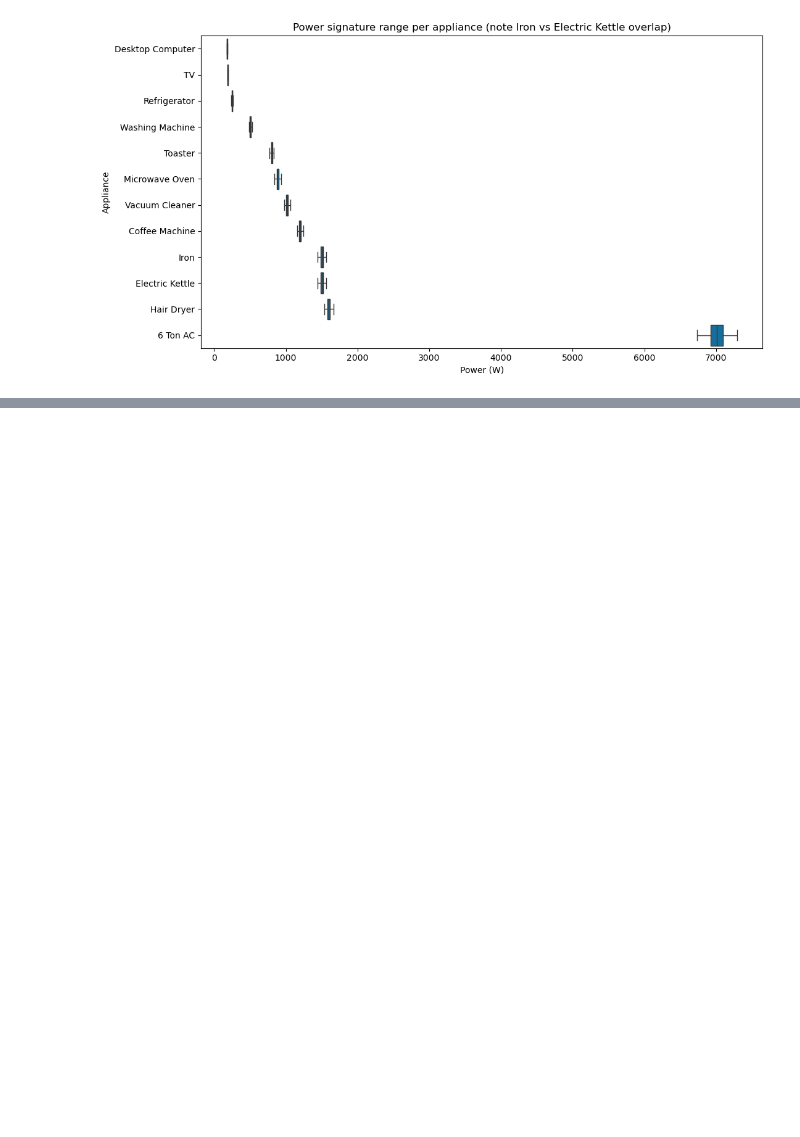
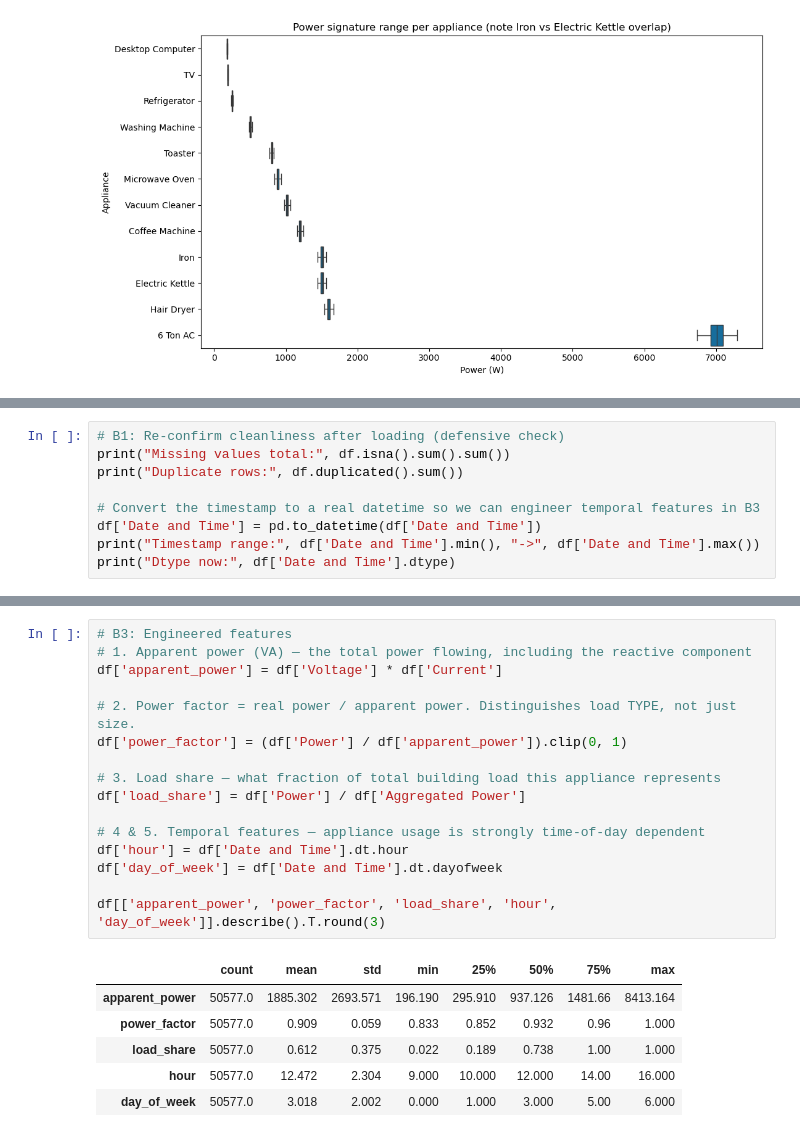
Before and after one commit to yazhini-vetrivel/airbnb_pricing_analytics, a Jupyter notebook: notebooks/classification.ipynb, the cells around one changed output, grey strips where cells are left out. Saved outputs shown, nothing was run; the diff lists cells and outputs as text; blank space fills up the shorter version.

Commit message:
Classification Section b - Preprocessing and Feature Engineering

```diff
--- a/notebooks/classification.ipynb
+++ b/notebooks/classification.ipynb
@@ -302,0 +318,9 @@ contain — harmonic content, power-factor transients, or switch-on inrush profi
+# %%
+# B1: Re-confirm cleanliness after loading (defensive check)
+print("Missing values total:", df.isna().sum().sum())
+print("Duplicate rows:", df.duplicated().sum())
+
+# Convert the timestamp to a real datetime so we can engineer temporal features in B3
+df['Date and Time'] = pd.to_datetime(df['Date and Time'])
+print("Timestamp range:", df['Date and Time'].min(), "->", df['Date and Time'].max())
+print("Dtype now:", df['Date and Time'].dtype)
@@ -302,0 +400,23 @@ contain — harmonic content, power-factor transients, or switch-on inrush profi
+# %%
+# B3: Engineered features
+# 1. Apparent power (VA) — the total power flowing, including the reactive component
+df['apparent_power'] = df['Voltage'] * df['Current']
+
+# 2. Power factor = real power / apparent power. Distinguishes load TYPE, not just size.
+df['power_factor'] = (df['Power'] / df['apparent_power']).clip(0, 1)
+
+# 3. Load share — what fraction of total building load this appliance represents
+df['load_share'] = df['Power'] / df['Aggregated Power']
+
+# 4 & 5. Temporal features — appliance usage is strongly time-of-day dependent
+df['hour'] = df['Date and Time'].dt.hour
+df['day_of_week'] = df['Date and Time'].dt.dayofweek
+
+df[['apparent_power', 'power_factor', 'load_share', 'hour', 'day_of_week']].describe().T.round(3)
+# %% [output]
+|  | count | mean | std | min | 25% | 50% | 75% | max |
+| apparent_power | 50577.0 | 1885.302 | 2693.571 | 196.190 | 295.910 | 937.126 | 1481.66 | 8413.164 |
+| power_factor | 50577.0 | 0.909 | 0.059 | 0.833 | 0.852 | 0.932 | 0.96 | 1.000 |
+| load_share | 50577.0 | 0.612 | 0.375 | 0.022 | 0.189 | 0.738 | 1.00 | 1.000 |
+| hour | 50577.0 | 12.472 | 2.304 | 9.000 | 10.000 | 12.000 | 14.00 | 16.000 |
+| day_of_week | 50577.0 | 3.018 | 2.002 | 0.000 | 1.000 | 3.000 | 5.00 | 6.000 |
```
Also changed, not shown: parts of 21 cells of this notebook.
